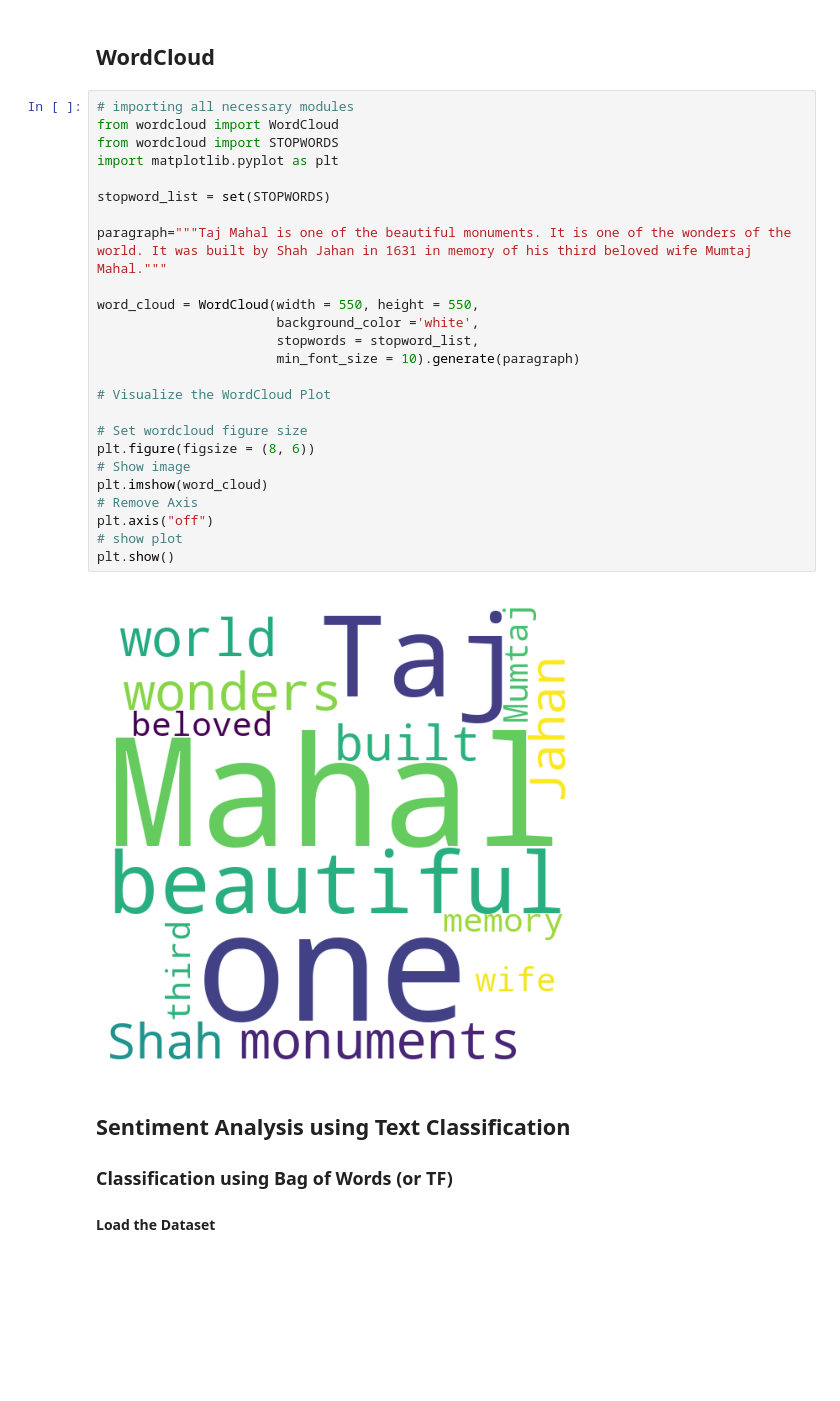
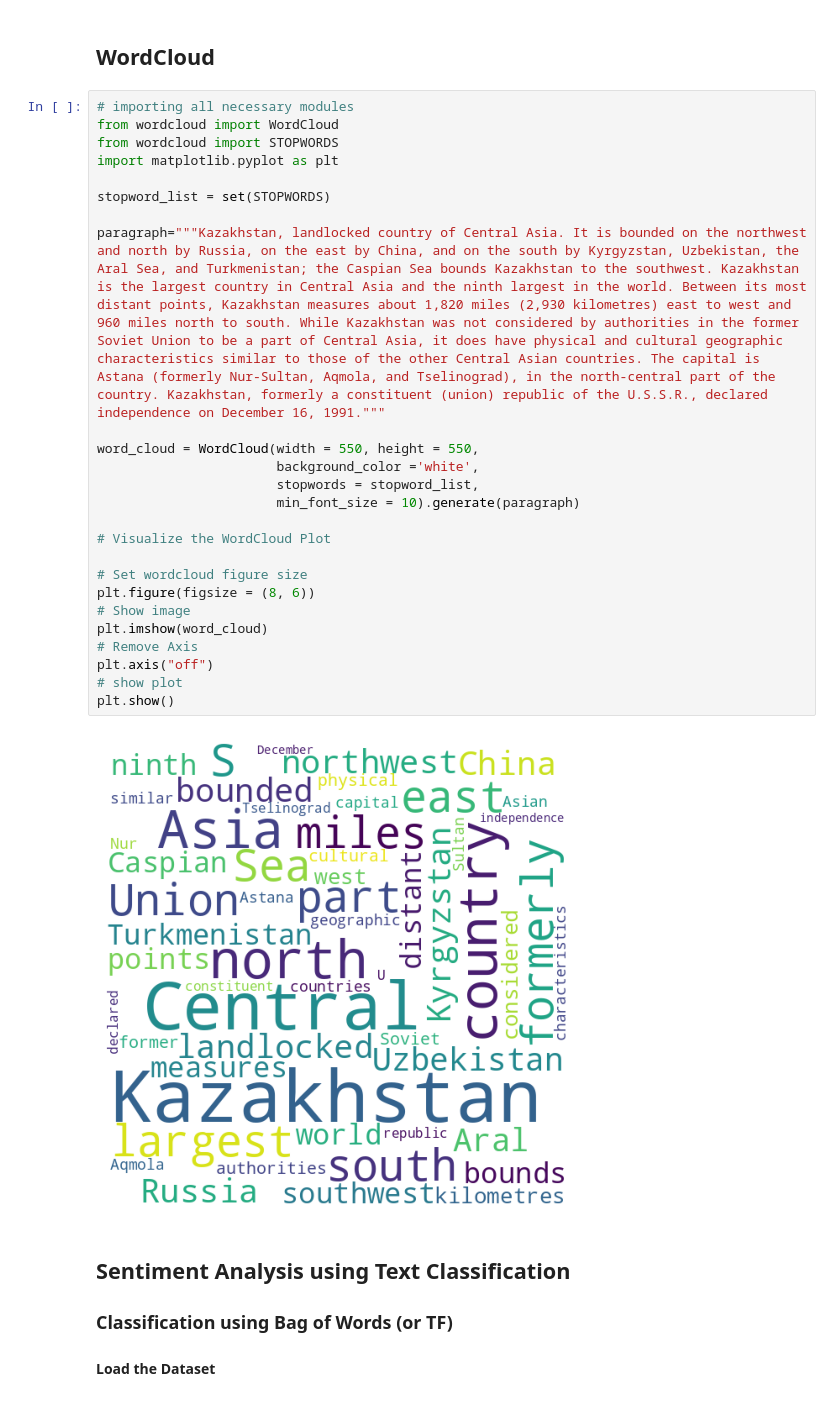
Before and after one commit to aikozvezda/NLP, a Jupyter notebook: [NLP]_Lab_1.ipynb, the cells around one changed output. Saved outputs shown, nothing was run; the diff lists cells and outputs as text; blank space fills up the shorter version.

```diff
--- a/[NLP]_Lab_1.ipynb
+++ b/[NLP]_Lab_1.ipynb
@@ -284,30 +284,30 @@ displacy.render(docs, style="dep", jupyter= True, options={'distance': 150})
 # %%
 # importing all necessary modules
 from wordcloud import WordCloud
 from wordcloud import STOPWORDS
 import matplotlib.pyplot as plt
 
 stopword_list = set(STOPWORDS)
 
-paragraph="""Taj Mahal is one of the beautiful monuments. It is one of the wonders of the world. It was built by Shah Jahan in 1631 in memory of his third beloved wife Mumtaj Mahal."""
+paragraph="""Kazakhstan, landlocked country of Central Asia. It is bounded on the northwest and north by Russia, on the east by China, and on the south by Kyrgyzstan, Uzbekistan, the Aral Sea, and Turkmenistan; the Caspian Sea bounds Kazakhstan to the southwest. Kazakhstan is the largest country in Central Asia and the ninth largest in the world. Between its most distant points, Kazakhstan measures about 1,820 miles (2,930 kilometres) east to west and 960 miles north to south. While Kazakhstan was not considered by authorities in the former Soviet Union to be a part of Central Asia, it does have physical and cultural geographic characteristics similar to those of the other Central Asian countries. The capital is Astana (formerly Nur-Sultan, Aqmola, and Tselinograd), in the north-central part of the country. Kazakhstan, formerly a constituent (union) republic of the U.S.S.R., declared independence on December 16, 1991."""
 
 word_cloud = WordCloud(width = 550, height = 550,
                        background_color ='white',
                        stopwords = stopword_list,
                        min_font_size = 10).generate(paragraph)
 
 # Visualize the WordCloud Plot
 
 # Set wordcloud figure size
 plt.figure(figsize = (8, 6))
 # Show image
 plt.imshow(word_cloud)
 # Remove Axis
 plt.axis("off")
 # show plot
 plt.show()
 # %% [output]
-[figure, old version]
+[figure, new version]
 # %% [markdown]
 ## Sentiment Analysis using Text Classification
 ### Classification using Bag of Words (or TF)
```
Also changed, not shown: parts of 8 cells of this notebook.
